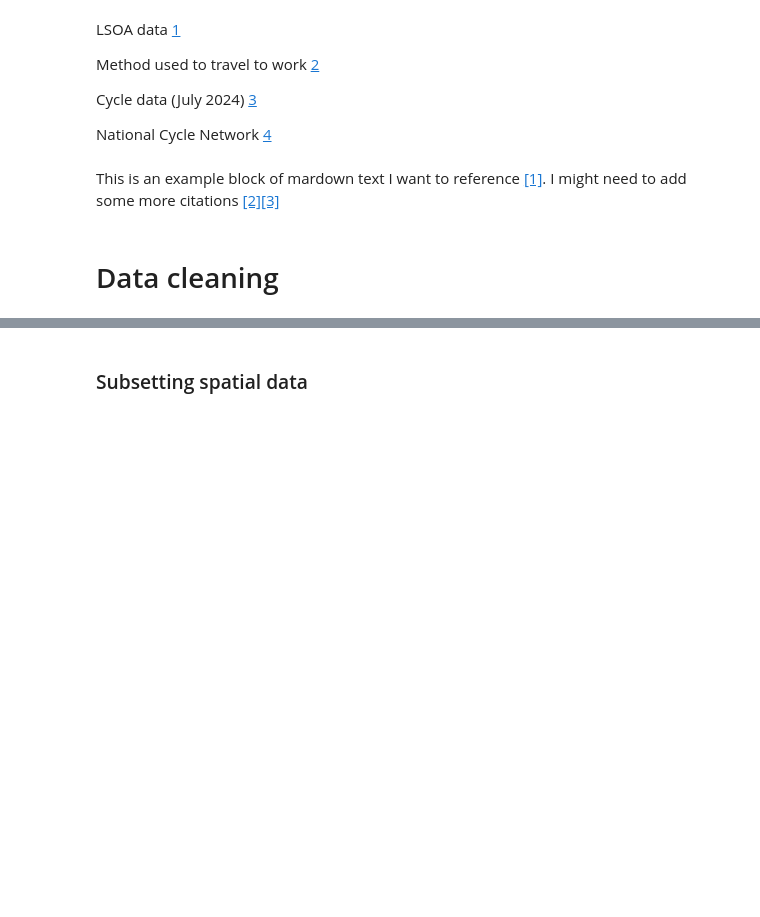
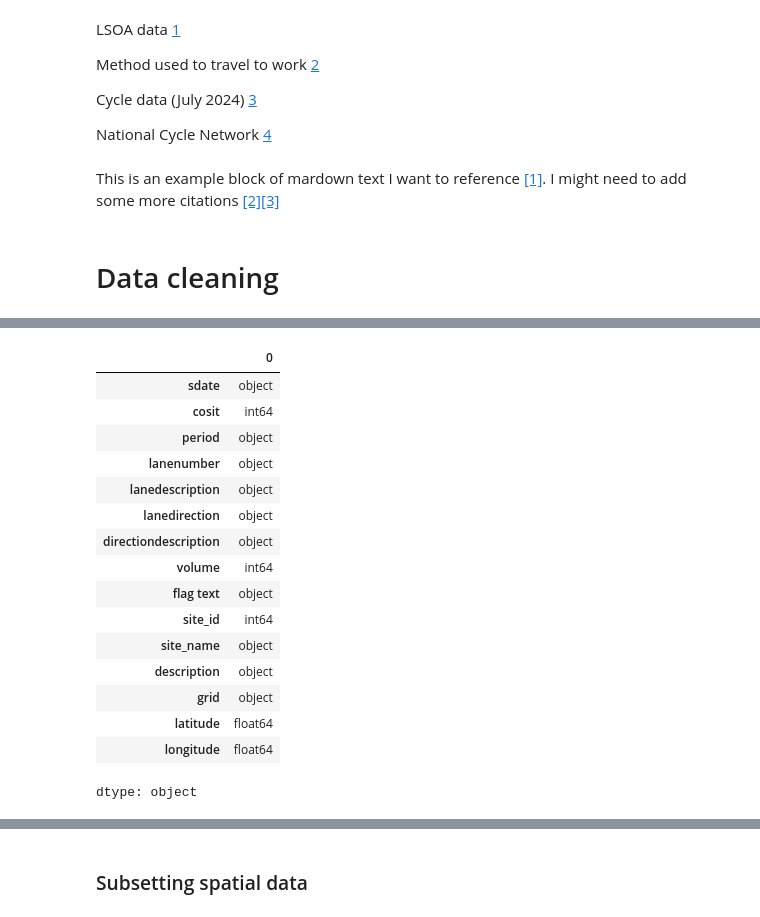
Before and after one commit to shannondill/GEOG5990M, a Jupyter notebook: V2_finalproject.ipynb, the cells around one changed output, grey strips where cells are left out. Cells and saved outputs as stored; diff of their text form; code cells hidden in the pictures; blank space fills up the shorter version.

```diff
--- a/V2_finalproject.ipynb
+++ b/V2_finalproject.ipynb
@@ -120,0 +184,41 @@ This is an example block of mardown text I want to reference <a href="#ref1">[1]
+# %%
+# update the data types from 'objects' to its numeric form (eg/. 'float', 'int', 'string')
+cycle_leeds['cosit']=pd.to_numeric(cycle_leeds['cosit'])
+
+cycle_leeds['lanedescription']=cycle_leeds['lanedescription'].astype('str')
+cycle_leeds['directiondescription']=cycle_leeds['directiondescription'].astype('str')
+
+cycle_leeds['volume']=pd.to_numeric(cycle_leeds['volume'])
+
+cycle_leeds['site_id']=pd.to_numeric(cycle_leeds['site_id'])
+cycle_leeds['site_name']=cycle_leeds['site_name'].astype('str')
+
+cycle_leeds['latitude']=pd.to_numeric(cycle_leeds['latitude'])
+cycle_leeds['longitude']=pd.to_numeric(cycle_leeds['longitude'])
+
+
+# check it has been updated
+cycle_leeds.dtypes
+
+#SOURCE: https://stackoverflow.com/questions/39173813/pandas-convert-dtype-object-to-int
+  # df['col_name'] = pd.to_numeric(df['col_name'])
+#SOURCE: https://stackoverflow.com/questions/33957720/how-to-convert-column-with-dtype-as-object-to-string-in-pandas-dataframe
+  # df['column'] = df['column'].astype('str')
+# %% [output]
+|  | 0 |
+| sdate | object |
+| cosit | int64 |
+| period | object |
+| lanenumber | object |
+| lanedescription | object |
+| lanedirection | object |
+| directiondescription | object |
+| volume | int64 |
+| flag text | object |
+| site_id | int64 |
+| site_name | object |
+| description | object |
+| grid | object |
+| latitude | float64 |
+| longitude | float64 |
+dtype: object
```
Also changed, not shown: parts of 11 cells of this notebook.
